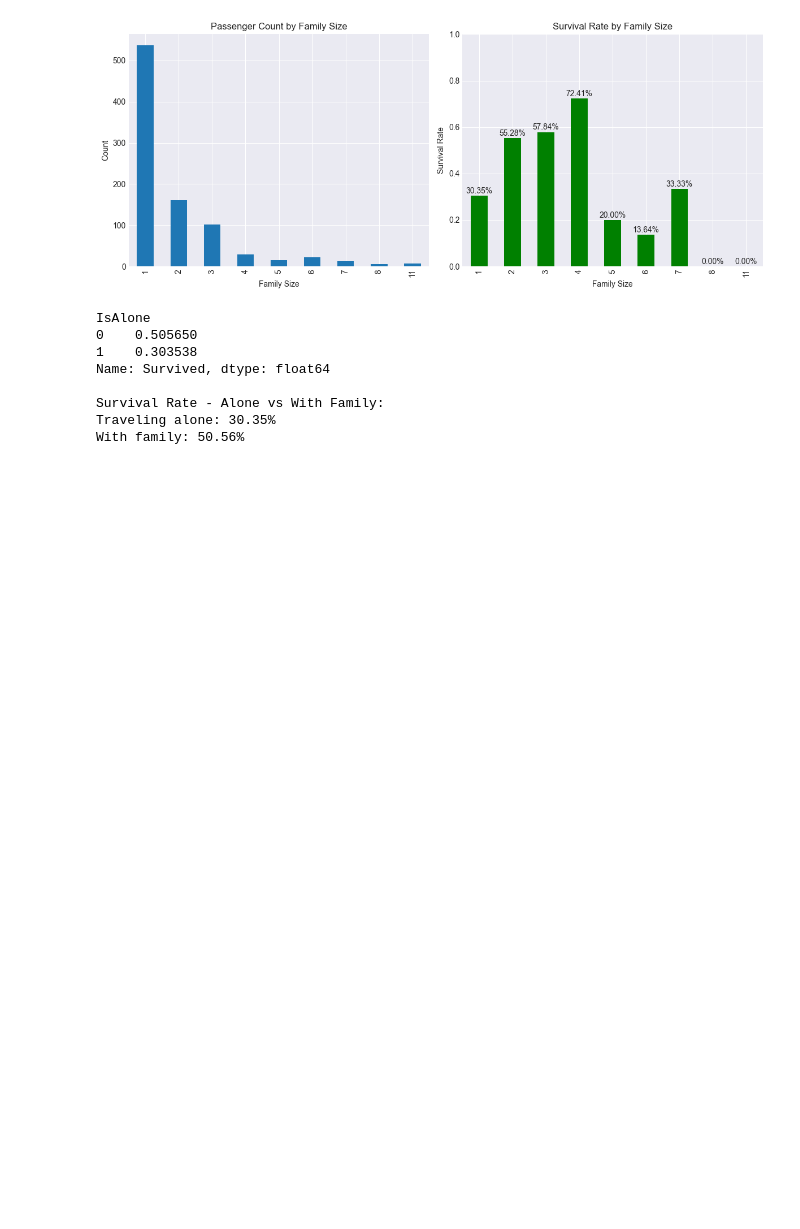
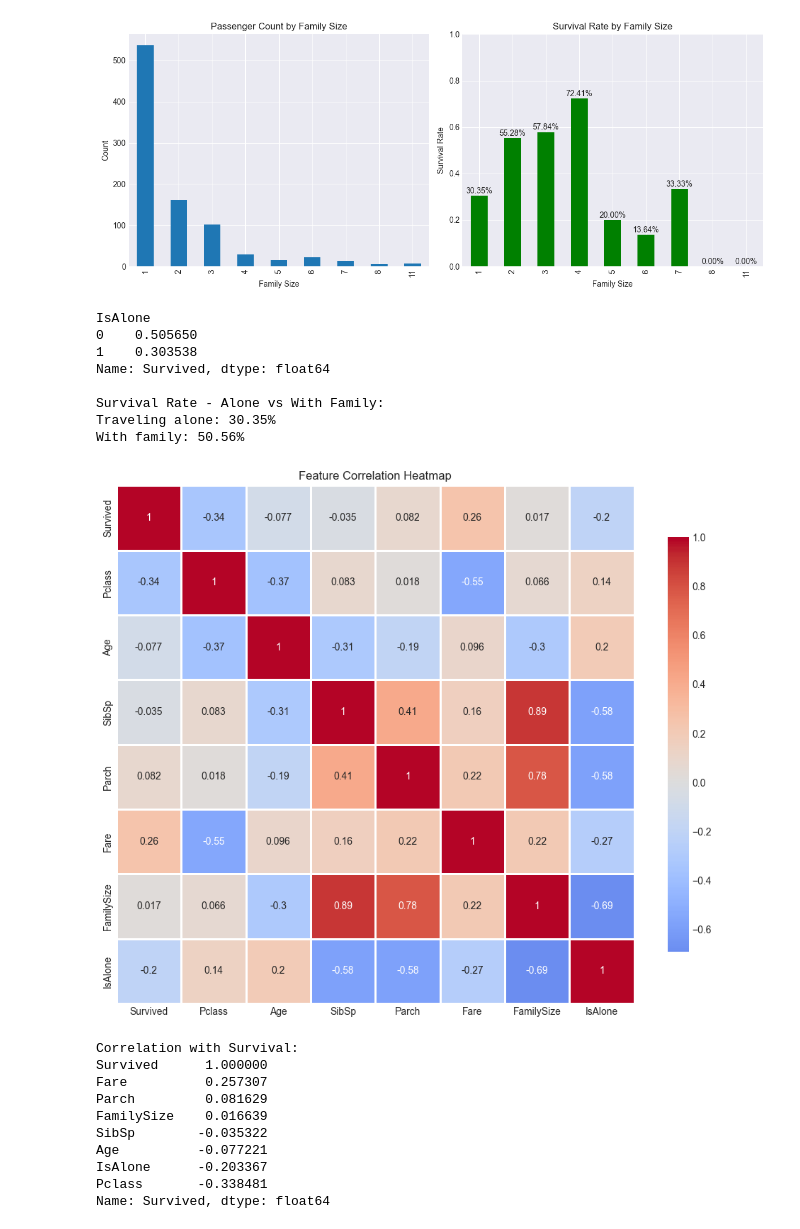
Before and after one commit to ka4en3/titanic-eda, a Jupyter notebook: titanic_eda.ipynb, the cells around one changed output. Cells and saved outputs as stored; diff of their text form; code cells hidden in the pictures; blank space fills up the shorter version.

Commit message:
add Correlation analysis

```diff
--- a/titanic_eda.ipynb
+++ b/titanic_eda.ipynb
@@ -358,3 +358,33 @@ Name: Survived, dtype: float64
 Survival Rate - Alone vs With Family:
 Traveling alone: 30.35%
 With family: 50.56%
+# %%
+# Cell 11: Correlation analysis
+# Select numeric columns for correlation
+numeric_cols = ['Survived', 'Pclass', 'Age', 'SibSp', 'Parch', 'Fare', 'FamilySize', 'IsAlone']
+correlation_matrix = df[numeric_cols].corr()
+
+# Create correlation heatmap
+plt.figure(figsize=(10, 8))
+sns.heatmap(correlation_matrix, annot=True, cmap='coolwarm', center=0,
+            square=True, linewidths=1, cbar_kws={"shrink": 0.8})
+plt.title('Feature Correlation Heatmap')
+plt.tight_layout()
+plt.show()
+
+# Print strong correlations with Survived
+survived_corr = correlation_matrix['Survived'].sort_values(ascending=False)
+print("Correlation with Survival:")
+print(survived_corr)
+# %% [output]
+[figure, added]
+Correlation with Survival:
+Survived      1.000000
+Fare          0.257307
+Parch         0.081629
+FamilySize    0.016639
+SibSp        -0.035322
+Age          -0.077221
+IsAlone      -0.203367
+Pclass       -0.338481
+Name: Survived, dtype: float64
```
